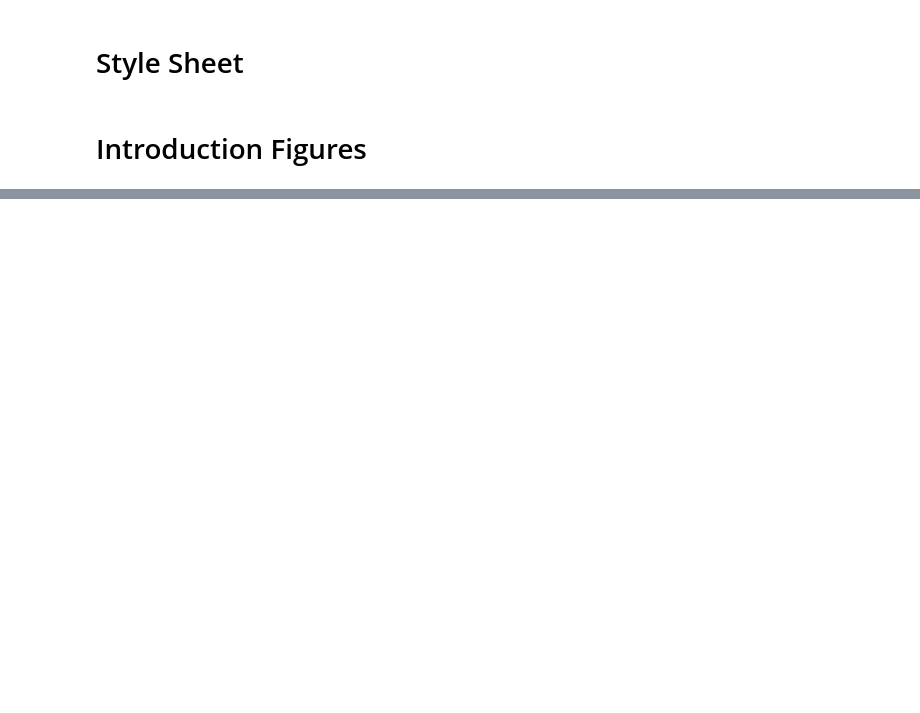
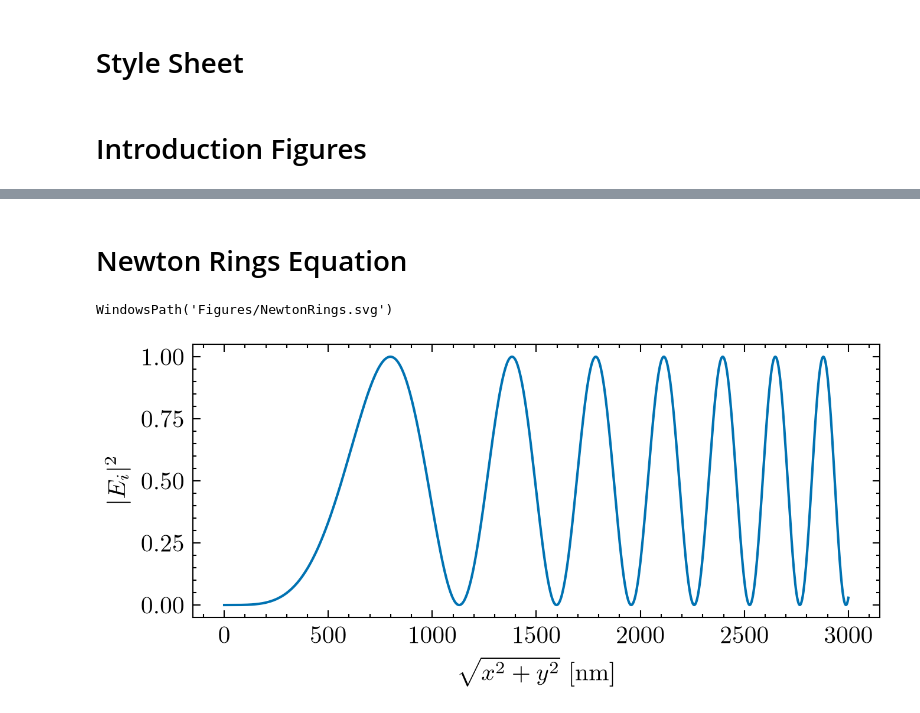
Before and after one commit to sinuose/mj_MASc_2026, a Jupyter notebook: Python/figures_all.ipynb, the cells around one changed output, grey strips where cells are left out. Drawn from its saved outputs; the diff is of its cells as text; code cells hidden in the pictures; blank space fills up the shorter version.

```diff
--- a/Python/figures_all.ipynb
+++ b/Python/figures_all.ipynb
@@ -54,0 +52,21 @@ def save_fig(fig=None, path="figure", *, dpi=600, transparent=True,
+# %% [markdown]
+# Newton Rings Equation
+# %%
+fig = plt.figure(figsize=(5,2))
+ax = fig.add_subplot(111)
+
+x_range = np.linspace(0, 3000, 1000) # each step is a nm
+
+def NewtonRing(x, R_c, w):
+
+    coef = x**2 * 2 * np.pi / (2 * R_c *w)
+    return 1-(np.cos(coef))**2
+
+ax.plot(x_range, NewtonRing(x_range, 45 * 10*(7), 405))
+ax.set_ylabel(r'$|E_i|^2$')
+ax.set_xlabel(r'$\sqrt{x^2 + y^2}$ [nm]')
+
+save_fig(fig, r'Figures/NewtonRings.svg')
+# %% [output]
+WindowsPath('Figures/NewtonRings.svg')
+[figure, added]
```
Also changed, not shown: parts of 1 cell of this notebook, 21 other files.
